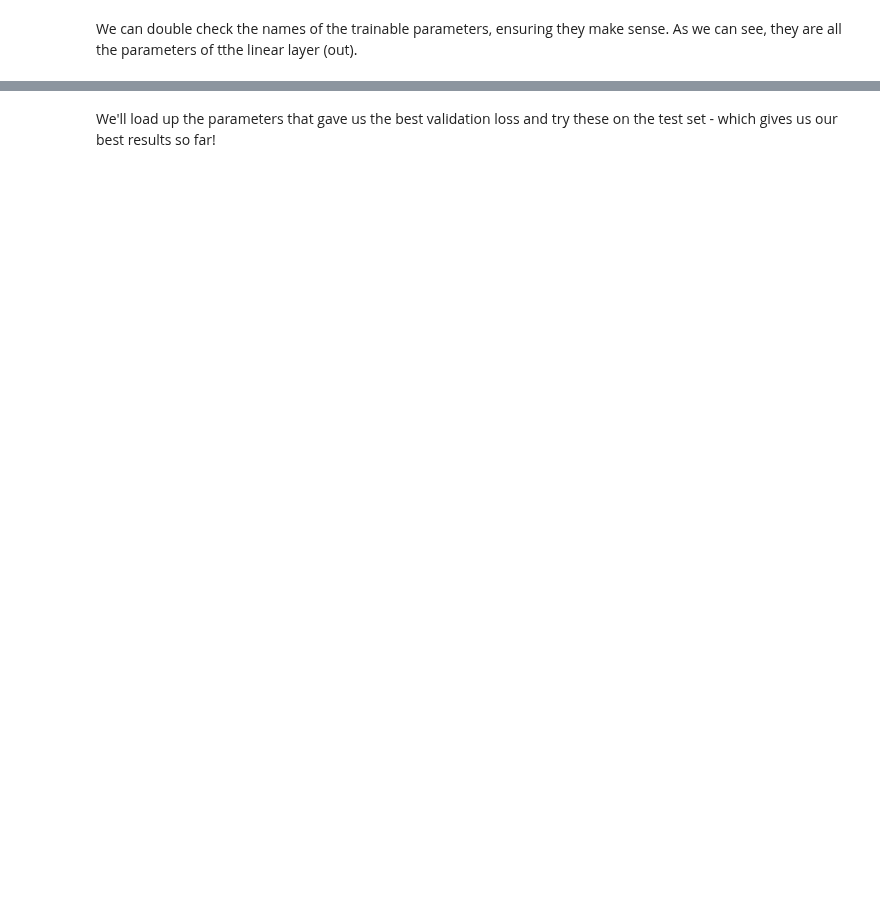
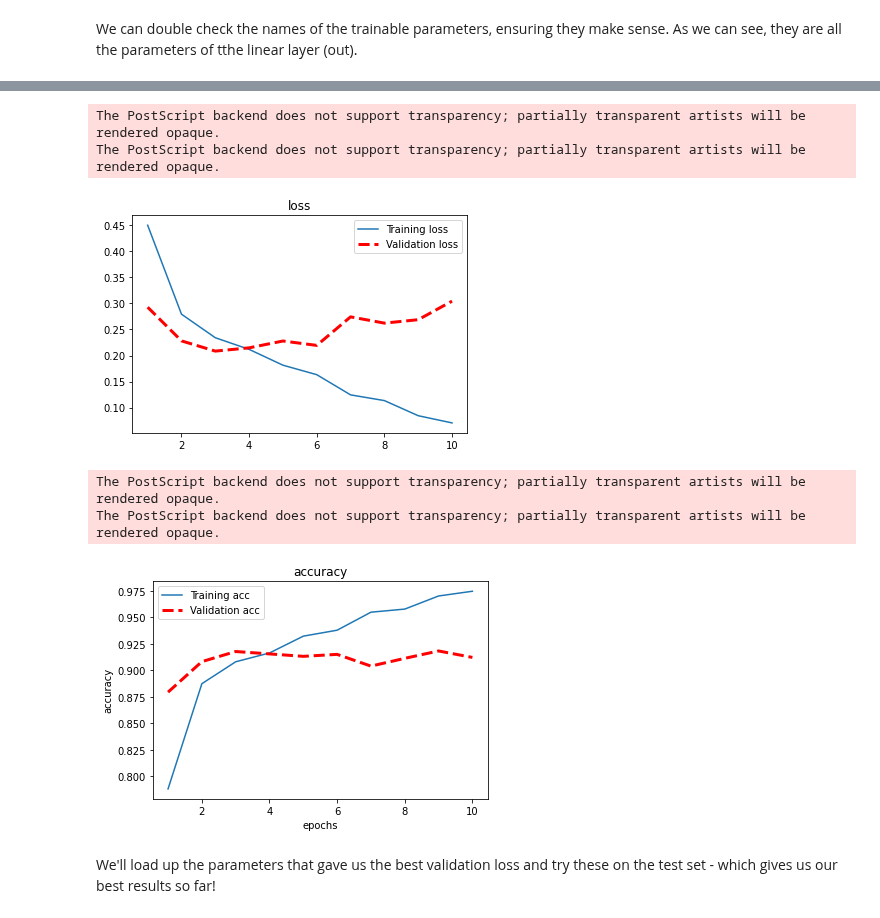
Before and after one commit to Kabongosalomon/Word-Embedding-Investigation, a Jupyter notebook: [Transformer, BERT] An empirical investigation into the properties of standard word embeddings.ipynb, the cells around one changed output, grey strips where cells are left out. Drawn from its saved outputs; the diff is of its cells as text; code cells hidden in the pictures; blank space fills up the shorter version.

```diff
--- a/[Transformer, BERT] An empirical investigation into the properties of standard word embeddings.ipynb
+++ b/[Transformer, BERT] An empirical investigation into the properties of standard word embeddings.ipynb
@@ -1045,9 +581,17 @@ def epoch_time(start_time, end_time):
     elapsed_secs = int(elapsed_time - (elapsed_mins * 60))
     return elapsed_mins, elapsed_secs
 # %%
-N_EPOCHS = 5
+N_EPOCHS = 10
 
 best_valid_loss = float('inf')
+
+total_loss_train = []
+total_acc_train = []
+
+
+total_loss_valid = []
+total_acc_valid = []
+
 
 for epoch in range(N_EPOCHS):
 
@@ -1055,6 +599,12 @@ for epoch in range(N_EPOCHS):
 
     train_loss, train_acc = train(model, train_iterator, optimizer, criterion)
     valid_loss, valid_acc = evaluate(model, valid_iterator, criterion)
+
+    total_loss_train.append(train_loss)
+    total_acc_train.append(train_acc)
+
+    total_loss_valid.append(valid_loss)
+    total_acc_valid.append(valid_acc)
 
     end_time = time.time()
 
@@ -1070,3 +638,36 @@ for epoch in range(N_EPOCHS):
+# %%
+acc = total_acc_train
+val_acc = total_acc_valid
+loss = total_loss_train
+val_loss = total_loss_valid
+
+epochs = range(1, N_EPOCHS + 1)
+
+plt.figure()
+plt.plot(epochs, loss, label='Training loss')
+plt.plot(epochs, val_loss, 'r--', label='Validation loss', linewidth=3)
+plt.title('loss')
+plt.legend()
+plt.savefig("Training and Validation loss.eps", format='eps', dpi=1200)
+
+plt.show()
+
+plt.figure()
+plt.plot(epochs, acc, label='Training acc')
+plt.plot(epochs, val_acc,'r--', label='Validation acc', linewidth=3)
+plt.title('accuracy')
+plt.legend()
+plt.xlabel("epochs")
+plt.ylabel("accuracy")
+plt.savefig("Training and validation accuracy.eps", format='eps', dpi=1200)
+plt.show()
+# %% [output]
+The PostScript backend does not support transparency; partially transparent artists will be rendered opaque.
+The PostScript backend does not support transparency; partially transparent artists will be rendered opaque.
+[figure, added]
+The PostScript backend does not support transparency; partially transparent artists will be rendered opaque.
+The PostScript backend does not support transparency; partially transparent artists will be rendered opaque.
+[figure, added]
 # %% [markdown]
 We'll load up the parameters that gave us the best validation loss and try these on the test set - which gives us our best results so far!
 # %%
```
Also changed, not shown: parts of 85 cells of this notebook, 4 other files.
